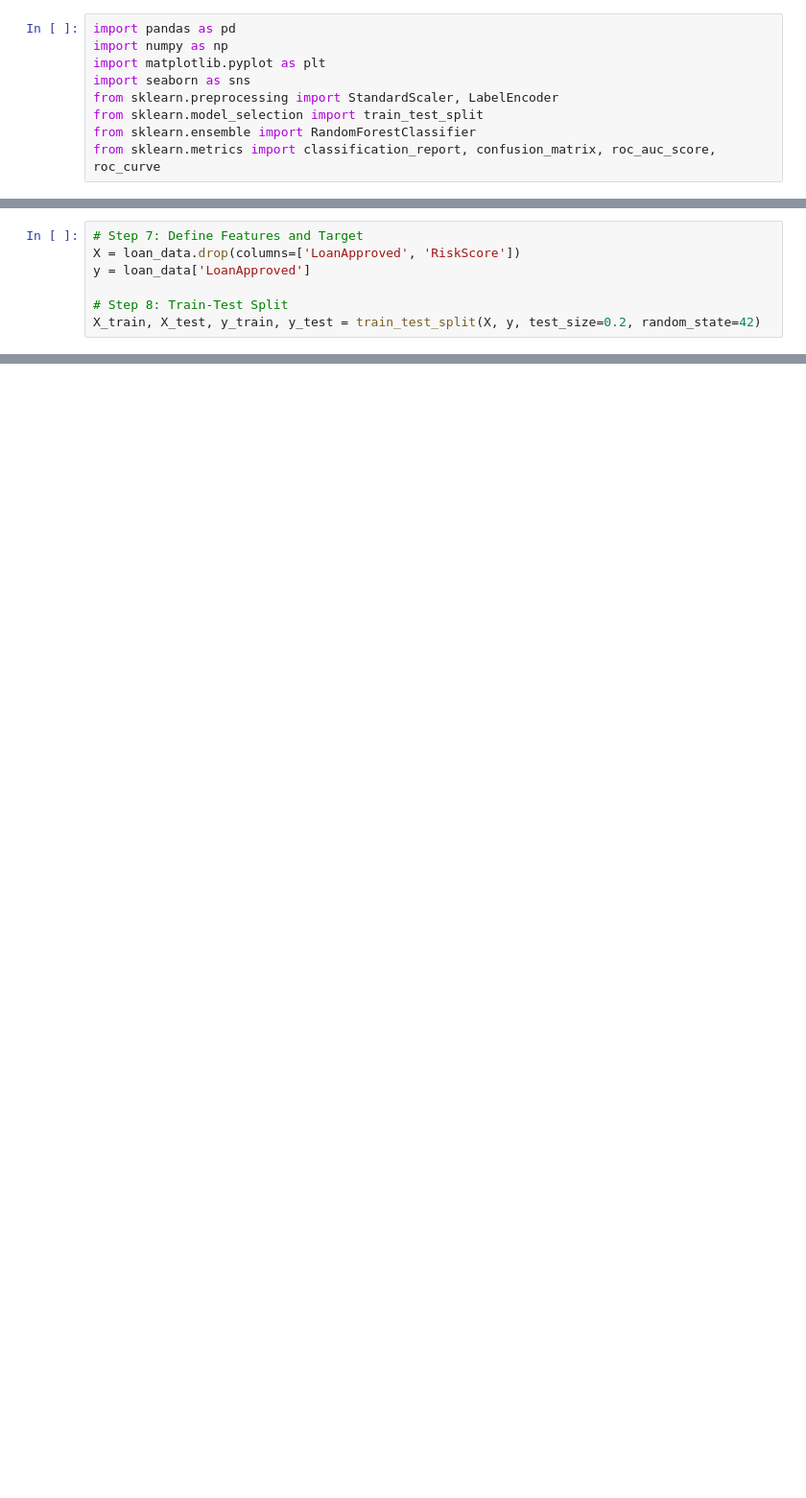
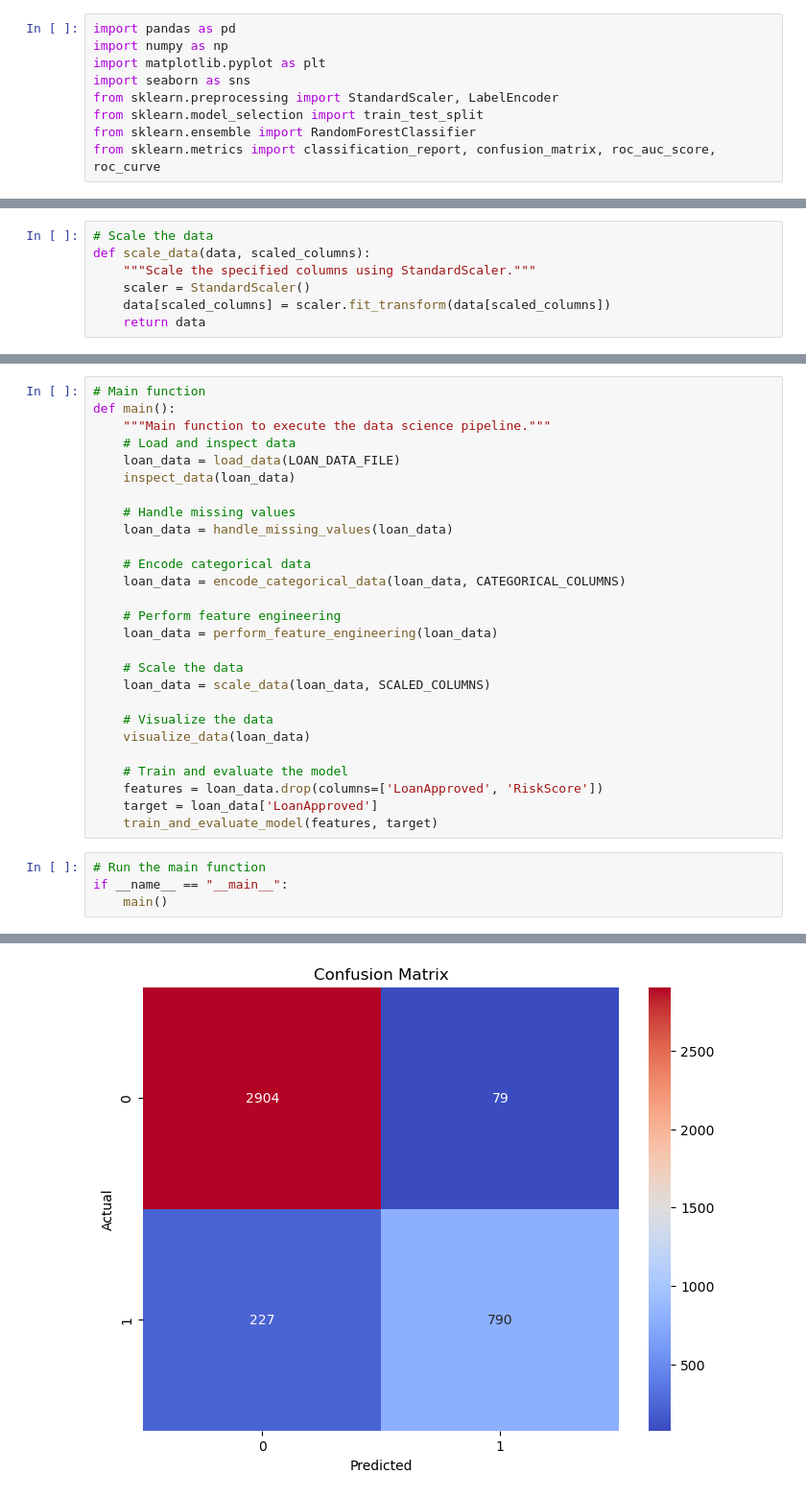
Before and after one commit to MiltonGreat/Financial-Risk, a Jupyter notebook: Financial Risk-Updated.ipynb, the cells around one changed output, grey strips where cells are left out. Shown at 96% size. Drawn from its saved outputs; the diff is of its cells as text; blank space fills up the shorter version.

```diff
--- a/Financial Risk-Updated.ipynb
+++ b/Financial Risk-Updated.ipynb
@@ -87,0 +115,7 @@ loan_data[scaled_columns] = scaler.fit_transform(loan_data[scaled_columns])
+# %%
+# Scale the data
+def scale_data(data, scaled_columns):
+    """Scale the specified columns using StandardScaler."""
+    scaler = StandardScaler()
+    data[scaled_columns] = scaler.fit_transform(data[scaled_columns])
+    return data
@@ -124,7 +154,0 @@ plt.show()
-# %%
-# Step 7: Define Features and Target
-X = loan_data.drop(columns=['LoanApproved', 'RiskScore'])
-y = loan_data['LoanApproved']
-
-# Step 8: Train-Test Split
-X_train, X_test, y_train, y_test = train_test_split(X, y, test_size=0.2, random_state=42)
@@ -206,0 +194,32 @@ plt.show()
+# %%
+# Main function
+def main():
+    """Main function to execute the data science pipeline."""
+    # Load and inspect data
+    loan_data = load_data(LOAN_DATA_FILE)
+    inspect_data(loan_data)
+
+    # Handle missing values
+    loan_data = handle_missing_values(loan_data)
+
+    # Encode categorical data
+    loan_data = encode_categorical_data(loan_data, CATEGORICAL_COLUMNS)
+
+    # Perform feature engineering
+    loan_data = perform_feature_engineering(loan_data)
+
+    # Scale the data
+    loan_data = scale_data(loan_data, SCALED_COLUMNS)
+
+    # Visualize the data
+    visualize_data(loan_data)
+
+    # Train and evaluate the model
+    features = loan_data.drop(columns=['LoanApproved', 'RiskScore'])
+    target = loan_data['LoanApproved']
+    train_and_evaluate_model(features, target)
+# %%
+# Run the main function
+if __name__ == "__main__":
+    main()
+# %% [output]
@@ -206,0 +258 @@ plt.show()
+[figure, added]
```
Also changed, not shown: parts of 31 cells of this notebook.
